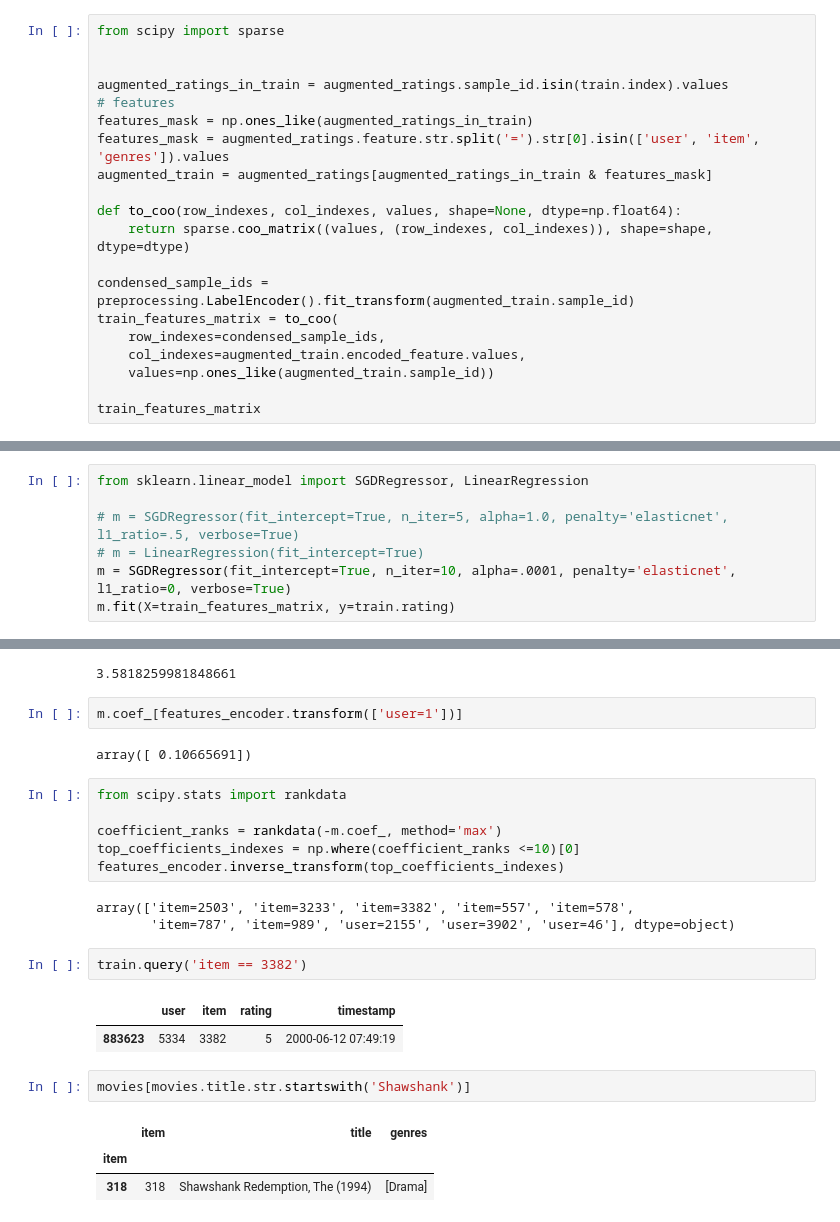
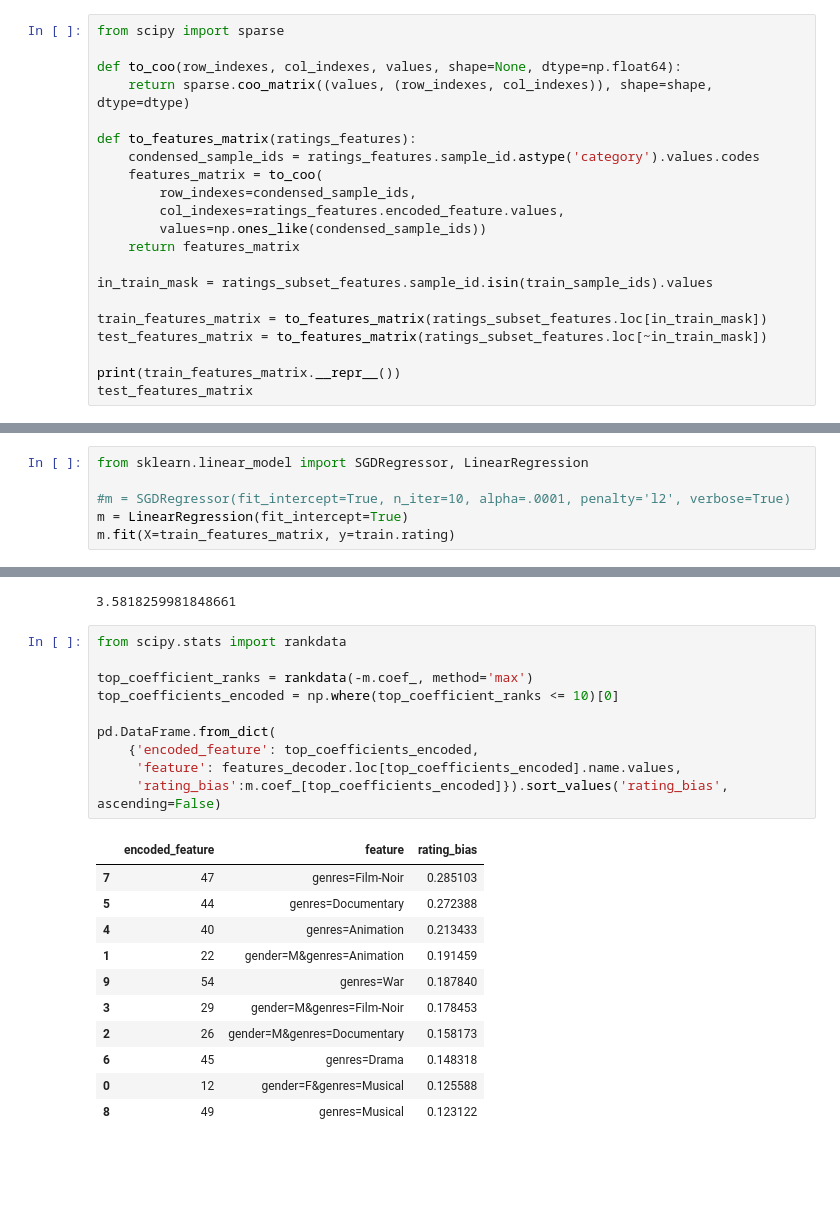
Before and after one commit to pilipolio/schibsted-study, a Jupyter notebook: notebooks/201610_ml1m_features.ipynb, the cells around one changed output, grey strips where cells are left out. Saved outputs shown, nothing was run; the diff lists cells and outputs as text; blank space fills up the shorter version.

```diff
--- a/notebooks/201610_ml1m_features.ipynb
+++ b/notebooks/201610_ml1m_features.ipynb
@@ -174,21 +242,22 @@ def rmse(predicted_ratings, ground_truth_ratings=test):
 # %%
 from scipy import sparse
-
-
-augmented_ratings_in_train = augmented_ratings.sample_id.isin(train.index).values
-# features
-features_mask = np.ones_like(augmented_ratings_in_train)
-features_mask = augmented_ratings.feature.str.split('=').str[0].isin(['user', 'item', 'genres']).values
-augmented_train = augmented_ratings[augmented_ratings_in_train & features_mask]
 
 def to_coo(row_indexes, col_indexes, values, shape=None, dtype=np.float64):
     return sparse.coo_matrix((values, (row_indexes, col_indexes)), shape=shape, dtype=dtype)
 
-condensed_sample_ids = preprocessing.LabelEncoder().fit_transform(augmented_train.sample_id)
-train_features_matrix = to_coo(
-    row_indexes=condensed_sample_ids,
-    col_indexes=augmented_train.encoded_feature.values,
-    values=np.ones_like(augmented_train.sample_id))
+def to_features_matrix(ratings_features):
+    condensed_sample_ids = ratings_features.sample_id.astype('category').values.codes
+    features_matrix = to_coo(
+        row_indexes=condensed_sample_ids,
+        col_indexes=ratings_features.encoded_feature.values,
+        values=np.ones_like(condensed_sample_ids))
+    return features_matrix
 
-train_features_matrix
+in_train_mask = ratings_subset_features.sample_id.isin(train_sample_ids).values
+
+train_features_matrix = to_features_matrix(ratings_subset_features.loc[in_train_mask])
+test_features_matrix = to_features_matrix(ratings_subset_features.loc[~in_train_mask])
+
+print(train_features_matrix.__repr__())
+test_features_matrix
 # %% [output]
@@ -197,8 +268,7 @@ train_features_matrix
 # %%
 from sklearn.linear_model import SGDRegressor, LinearRegression
 
-# m = SGDRegressor(fit_intercept=True, n_iter=5, alpha=1.0, penalty='elasticnet', l1_ratio=.5, verbose=True)
-# m = LinearRegression(fit_intercept=True)
-m = SGDRegressor(fit_intercept=True, n_iter=10, alpha=.0001, penalty='elasticnet', l1_ratio=0, verbose=True)
+#m = SGDRegressor(fit_intercept=True, n_iter=10, alpha=.0001, penalty='l2', verbose=True)
+m = LinearRegression(fit_intercept=True)
 m.fit(X=train_features_matrix, y=train.rating)
 # %% [output]
@@ -250,27 +291,25 @@ rmse(user_item_predicted_ratings)
 m.intercept_
 # %% [output]
 3.5818259981848661
-# %%
-m.coef_[features_encoder.transform(['user=1'])]
-# %% [output]
-array([ 0.10665691])
 # %%
 from scipy.stats import rankdata
 
-coefficient_ranks = rankdata(-m.coef_, method='max')
-top_coefficients_indexes = np.where(coefficient_ranks <=10)[0]
-features_encoder.inverse_transform(top_coefficients_indexes)
+top_coefficient_ranks = rankdata(-m.coef_, method='max')
+top_coefficients_encoded = np.where(top_coefficient_ranks <= 10)[0]
+
+pd.DataFrame.from_dict(
+    {'encoded_feature': top_coefficients_encoded,
+     'feature': features_decoder.loc[top_coefficients_encoded].name.values,
+     'rating_bias':m.coef_[top_coefficients_encoded]}).sort_values('rating_bias', ascending=False)
 # %% [output]
-array(['item=2503', 'item=3233', 'item=3382', 'item=557', 'item=578',
-       'item=787', 'item=989', 'user=2155', 'user=3902', 'user=46'], dtype=object)
+|  | encoded_feature | feature | rating_bias |
+| 7 | 47 | genres=Film-Noir | 0.285103 |
+| 5 | 44 | genres=Documentary | 0.272388 |
+| 4 | 40 | genres=Animation | 0.213433 |
+| 1 | 22 | gender=M&genres=Animation | 0.191459 |
+| 9 | 54 | genres=War | 0.187840 |
+| 3 | 29 | gender=M&genres=Film-Noir | 0.178453 |
+| 2 | 26 | gender=M&genres=Documentary | 0.158173 |
+| 6 | 45 | genres=Drama | 0.148318 |
+| 0 | 12 | gender=F&genres=Musical | 0.125588 |
+| 8 | 49 | genres=Musical | 0.123122 |
-# %%
-train.query('item == 3382')
-# %% [output]
-|  | user | item | rating | timestamp |
-| 883623 | 5334 | 3382 | 5 | 2000-06-12 07:49:19 |
-# %%
-movies[movies.title.str.startswith('Shawshank')]
-# %% [output]
-|  | item | title | genres |
-| item |  |  |  |
-| 318 | 318 | Shawshank Redemption, The (1994) | [Drama] |
```
Also changed, not shown: parts of 22 cells of this notebook.
